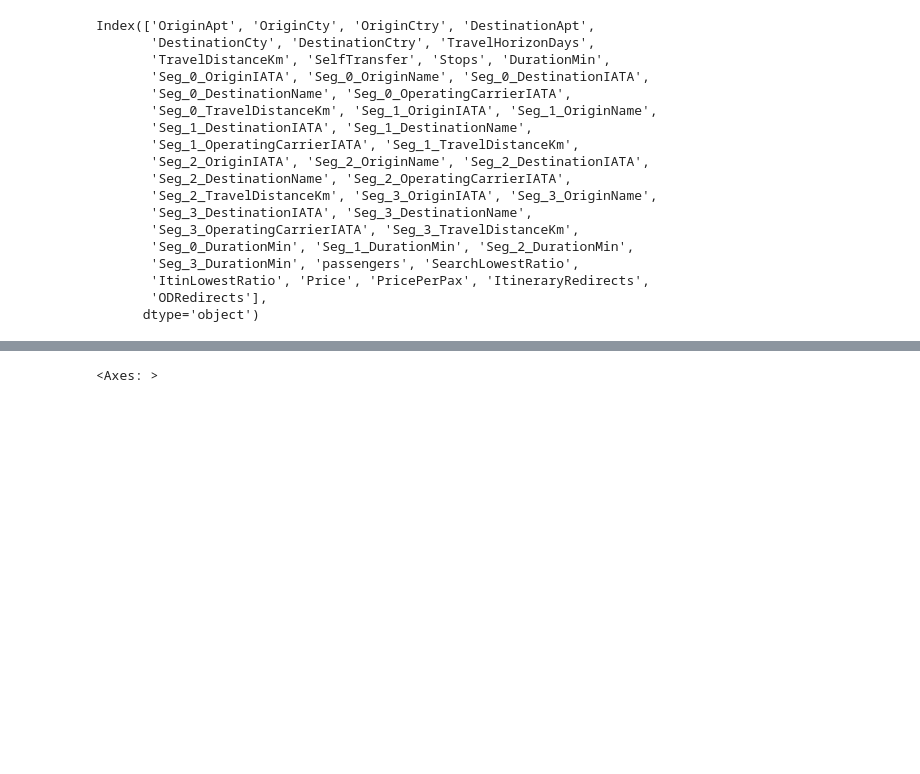
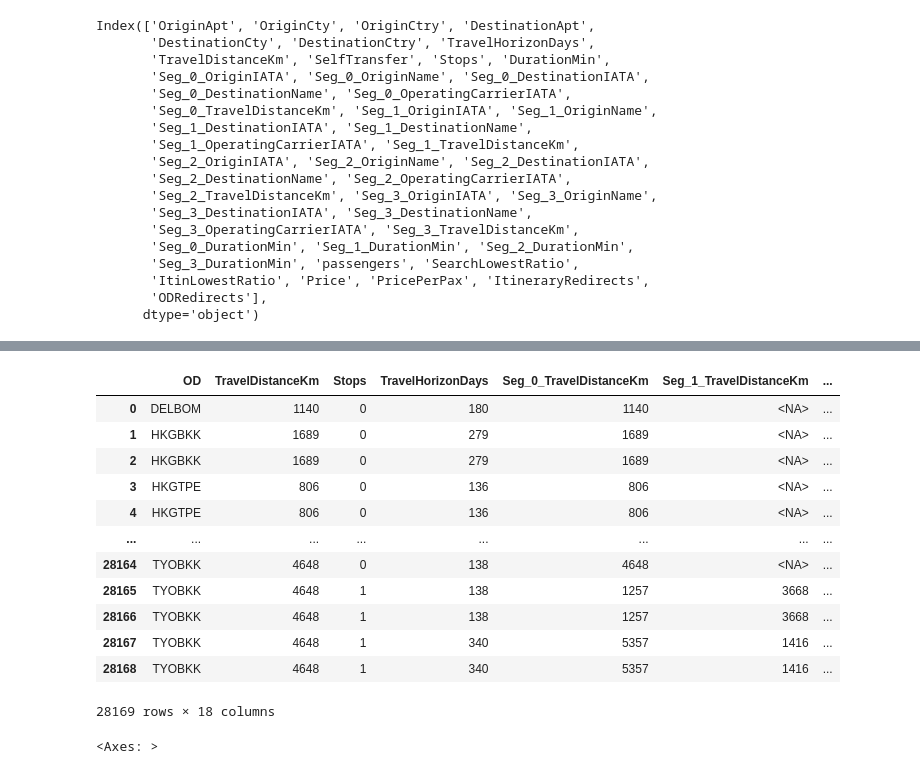
Before and after one commit to LaGenace/OptiFlyAi, a Jupyter notebook: Notebooks/ant_felix_data.ipynb, the cells around one changed output, grey strips where cells are left out. Saved outputs shown, nothing was run; the diff lists cells and outputs as text; code cells hidden in the pictures; blank space fills up the shorter version.

Commit message:
Added in functions for working with total distance traveled

```diff
--- a/Notebooks/ant_felix_data.ipynb
+++ b/Notebooks/ant_felix_data.ipynb
@@ -82,3 +77,18 @@ model_data
 28169 rows × 15 columns
 # %%
-data_with_layover = calculate_total_layover_time(model_data)
+data_with_layover = calculate_total_layover_time(model_data, as_ratio=True)
+data_with_layover
+# %% [output]
+|  | OD | TravelDistanceKm | Stops | TravelHorizonDays | Seg_0_TravelDistanceKm | Seg_1_TravelDistanceKm | ... |
+| 0 | DELBOM | 1140 | 0 | 180 | 1140 | <NA> | ... |
+| 1 | HKGBKK | 1689 | 0 | 279 | 1689 | <NA> | ... |
+| 2 | HKGBKK | 1689 | 0 | 279 | 1689 | <NA> | ... |
+| 3 | HKGTPE | 806 | 0 | 136 | 806 | <NA> | ... |
+| 4 | HKGTPE | 806 | 0 | 136 | 806 | <NA> | ... |
+| ... | ... | ... | ... | ... | ... | ... | ... |
+| 28164 | TYOBKK | 4648 | 0 | 138 | 4648 | <NA> | ... |
+| 28165 | TYOBKK | 4648 | 1 | 138 | 1257 | 3668 | ... |
+| 28166 | TYOBKK | 4648 | 1 | 138 | 1257 | 3668 | ... |
+| 28167 | TYOBKK | 4648 | 1 | 340 | 5357 | 1416 | ... |
+| 28168 | TYOBKK | 4648 | 1 | 340 | 5357 | 1416 | ... |
+28169 rows × 18 columns
```
Also changed, not shown: parts of 6 cells of this notebook, 1 other file.
